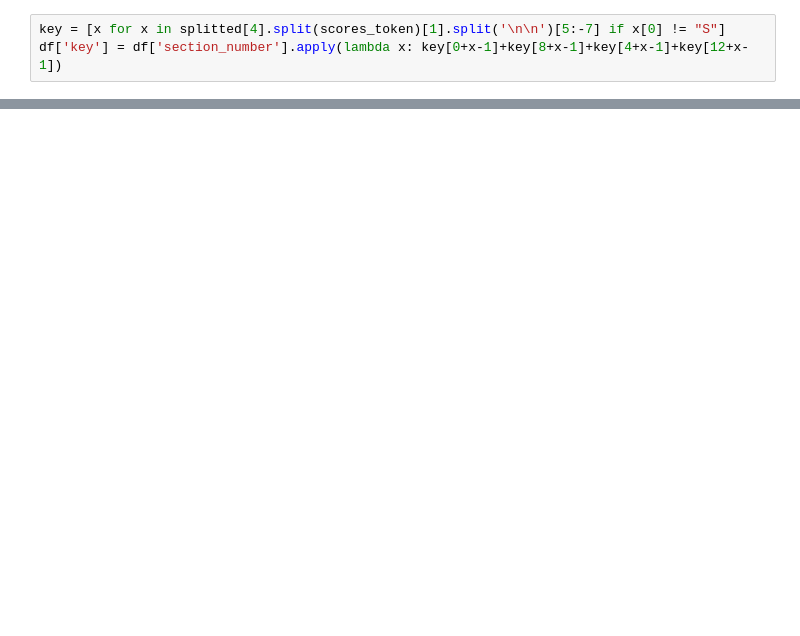
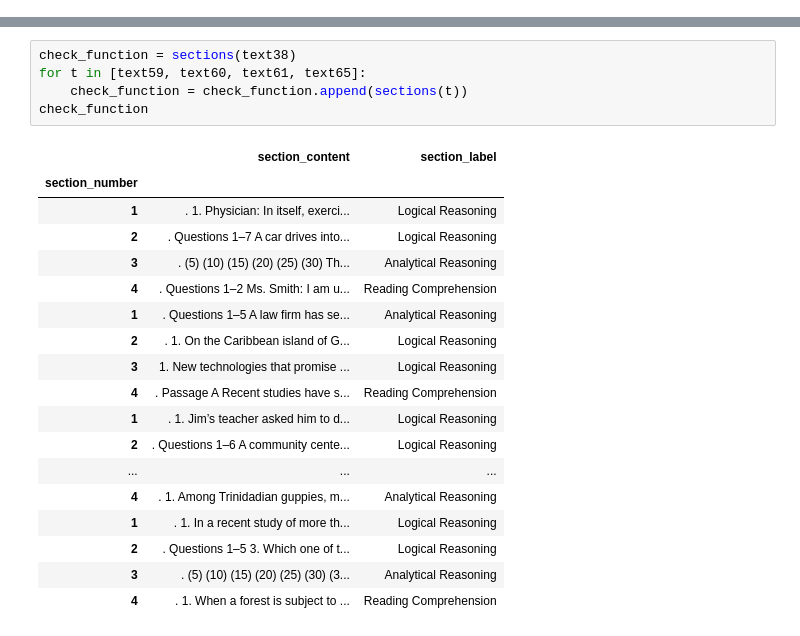
Before and after one commit to jpskycak/testprep, a Jupyter notebook: test_data_from_pdfs.ipynb, the cells around one changed output, grey strips where cells are left out. Saved outputs shown, nothing was run; the diff lists cells and outputs as text; blank space fills up the shorter version.

```diff
--- a/test_data_from_pdfs.ipynb
+++ b/test_data_from_pdfs.ipynb
@@ -63,3 +12,0 @@ IndexError: list index out of range
-# %%
-key = [x for x in splitted[4].split(scores_token)[1].split('\n\n')[5:-7] if x[0] != "S"]
-df['key'] = df['section_number'].apply(lambda x: key[0+x-1]+key[8+x-1]+key[4+x-1]+key[12+x-1])
@@ -73,0 +104,24 @@ df
+# %%
+check_function = sections(text38)
+for t in [text59, text60, text61, text65]:
+    check_function = check_function.append(sections(t))
+check_function
+# %% [output]
+|  | section_content | section_label |
+| section_number |  |  |
+| 1 | . 1. Physician: In itself, exerci... | Logical Reasoning |
+| 2 | . Questions 1–7 A car drives into... | Logical Reasoning |
+| 3 | . (5) (10) (15) (20) (25) (30) Th... | Analytical Reasoning |
+| 4 | . Questions 1–2 Ms. Smith: I am u... | Reading Comprehension |
+| 1 | . Questions 1–5 A law firm has se... | Analytical Reasoning |
+| 2 | . 1. On the Caribbean island of G... | Logical Reasoning |
+| 3 | 1. New technologies that promise ... | Logical Reasoning |
+| 4 | . Passage A Recent studies have s... | Reading Comprehension |
+| 1 | . 1. Jim’s teacher asked him to d... | Logical Reasoning |
+| 2 | . Questions 1–6 A community cente... | Logical Reasoning |
+| ... | ... | ... |
+| 4 | . 1. Among Trinidadian guppies, m... | Analytical Reasoning |
+| 1 | . 1. In a recent study of more th... | Logical Reasoning |
+| 2 | . Questions 1–5 3. Which one of t... | Logical Reasoning |
+| 3 | . (5) (10) (15) (20) (25) (30) (3... | Analytical Reasoning |
+| 4 | . 1. When a forest is subject to ... | Reading Comprehension |
```
Also changed, not shown: parts of 8 cells of this notebook.
